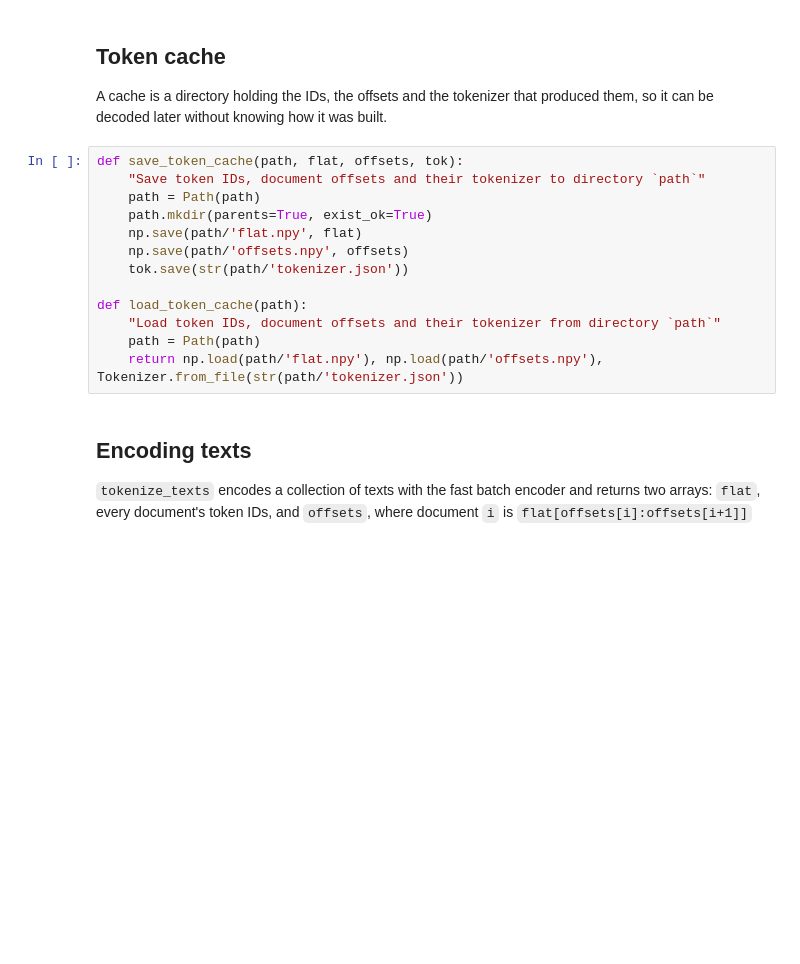
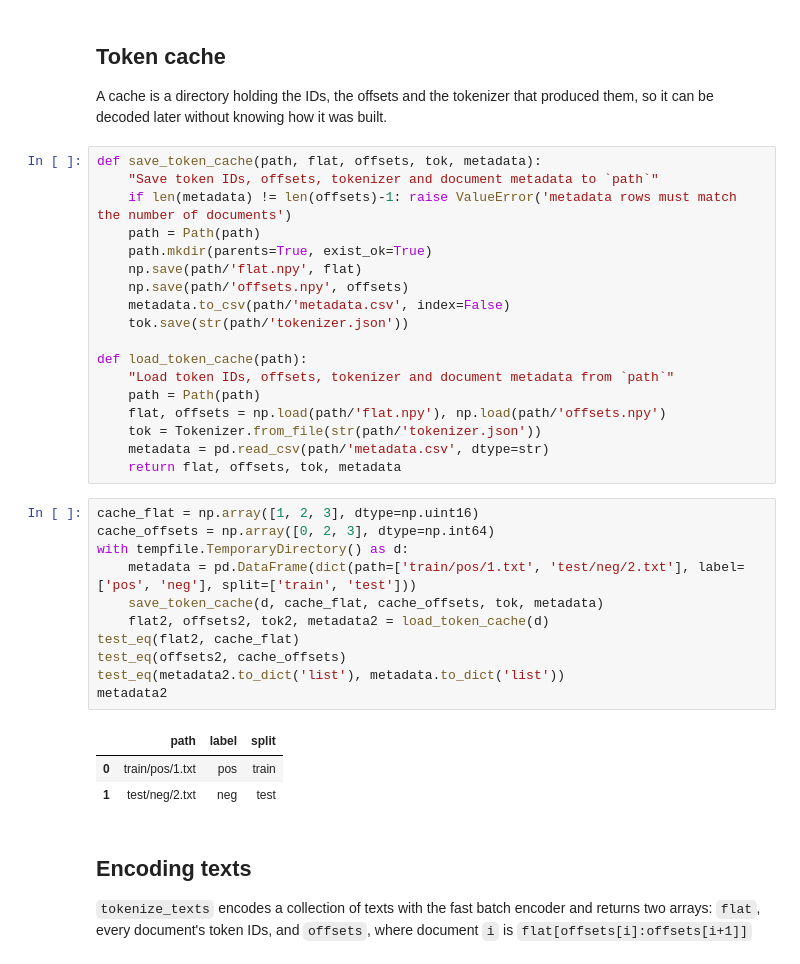
Before and after one commit to dienhoa/fastai, a Jupyter notebook: nbs/36_text.tokenizer.ipynb, the cells around one changed output. Saved outputs shown, nothing was run; the diff lists cells and outputs as text; blank space fills up the shorter version.

```diff
--- a/nbs/36_text.tokenizer.ipynb
+++ b/nbs/36_text.tokenizer.ipynb
@@ -31,18 +31,38 @@ tok.get_vocab_size(), pad_id
 
 A cache is a directory holding the IDs, the offsets and the tokenizer that produced them, so it can be decoded later without knowing how it was built.
 # %%
-def save_token_cache(path, flat, offsets, tok):
-    "Save token IDs, document offsets and their tokenizer to directory `path`"
+def save_token_cache(path, flat, offsets, tok, metadata):
+    "Save token IDs, offsets, tokenizer and document metadata to `path`"
+    if len(metadata) != len(offsets)-1: raise ValueError('metadata rows must match the number of documents')
     path = Path(path)
     path.mkdir(parents=True, exist_ok=True)
     np.save(path/'flat.npy', flat)
     np.save(path/'offsets.npy', offsets)
+    metadata.to_csv(path/'metadata.csv', index=False)
     tok.save(str(path/'tokenizer.json'))
 
 def load_token_cache(path):
-    "Load token IDs, document offsets and their tokenizer from directory `path`"
+    "Load token IDs, offsets, tokenizer and document metadata from `path`"
     path = Path(path)
-    return np.load(path/'flat.npy'), np.load(path/'offsets.npy'), Tokenizer.from_file(str(path/'tokenizer.json'))
+    flat, offsets = np.load(path/'flat.npy'), np.load(path/'offsets.npy')
+    tok = Tokenizer.from_file(str(path/'tokenizer.json'))
+    metadata = pd.read_csv(path/'metadata.csv', dtype=str)
+    return flat, offsets, tok, metadata
+# %%
+cache_flat = np.array([1, 2, 3], dtype=np.uint16)
+cache_offsets = np.array([0, 2, 3], dtype=np.int64)
+with tempfile.TemporaryDirectory() as d:
+    metadata = pd.DataFrame(dict(path=['train/pos/1.txt', 'test/neg/2.txt'], label=['pos', 'neg'], split=['train', 'test']))
+    save_token_cache(d, cache_flat, cache_offsets, tok, metadata)
+    flat2, offsets2, tok2, metadata2 = load_token_cache(d)
+test_eq(flat2, cache_flat)
+test_eq(offsets2, cache_offsets)
+test_eq(metadata2.to_dict('list'), metadata.to_dict('list'))
+metadata2
+# %% [output]
+|  | path | label | split |
+| 0 | train/pos/1.txt | pos | train |
+| 1 | test/neg/2.txt | neg | test |
 # %% [markdown]
 ## Encoding texts
 
```
Also changed, not shown: parts of 45 cells of this notebook, 2 other files.
